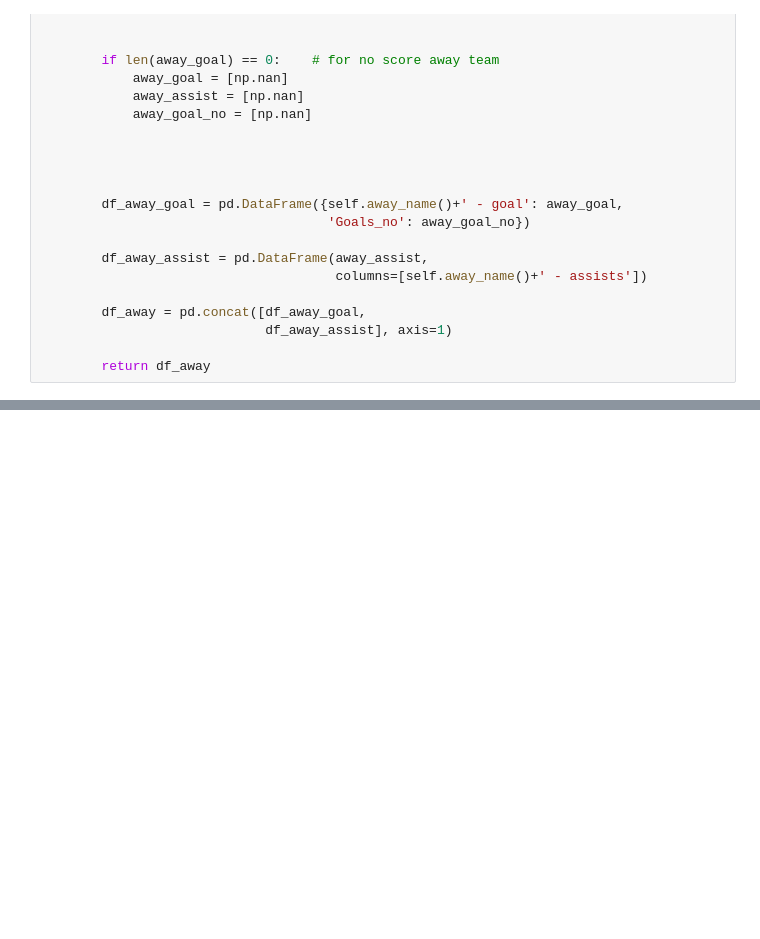
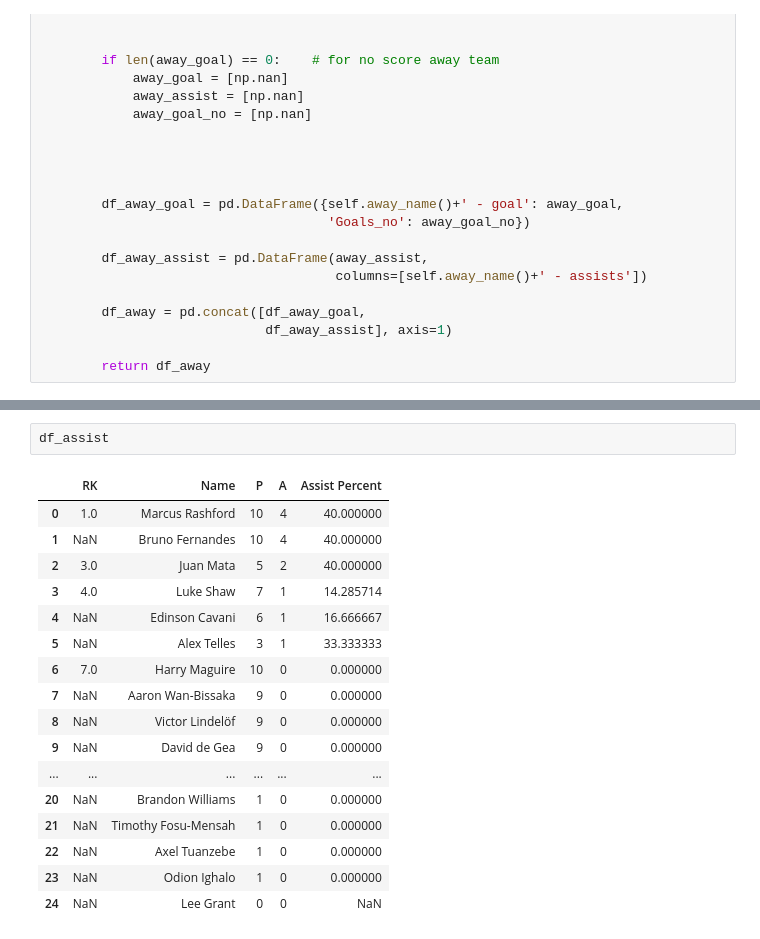
Before and after one commit to Avijit-Kar/Projects, a Jupyter notebook: Football Api.ipynb, the cells around one changed output, grey strips where cells are left out. Drawn from its saved outputs; the diff is of its cells as text; blank space fills up the shorter version.

```diff
--- a/Football Api.ipynb
+++ b/Football Api.ipynb
@@ -451,3 +483,23 @@ df
+# %%
+df_assist
+# %% [output]
+|  | RK | Name | P | A | Assist Percent |
+| 0 | 1.0 | Marcus Rashford | 10 | 4 | 40.000000 |
+| 1 | NaN | Bruno Fernandes | 10 | 4 | 40.000000 |
+| 2 | 3.0 | Juan Mata | 5 | 2 | 40.000000 |
+| 3 | 4.0 | Luke Shaw | 7 | 1 | 14.285714 |
+| 4 | NaN | Edinson Cavani | 6 | 1 | 16.666667 |
+| 5 | NaN | Alex Telles | 3 | 1 | 33.333333 |
+| 6 | 7.0 | Harry Maguire | 10 | 0 | 0.000000 |
+| 7 | NaN | Aaron Wan-Bissaka | 9 | 0 | 0.000000 |
+| 8 | NaN | Victor Lindelöf | 9 | 0 | 0.000000 |
+| 9 | NaN | David de Gea | 9 | 0 | 0.000000 |
+| ... | ... | ... | ... | ... | ... |
+| 20 | NaN | Brandon Williams | 1 | 0 | 0.000000 |
+| 21 | NaN | Timothy Fosu-Mensah | 1 | 0 | 0.000000 |
+| 22 | NaN | Axel Tuanzebe | 1 | 0 | 0.000000 |
+| 23 | NaN | Odion Ighalo | 1 | 0 | 0.000000 |
+| 24 | NaN | Lee Grant | 0 | 0 | NaN |
 # %%
 # team code for goal number and assists espn
 import requests
```
Also changed, not shown: parts of 13 cells of this notebook.
